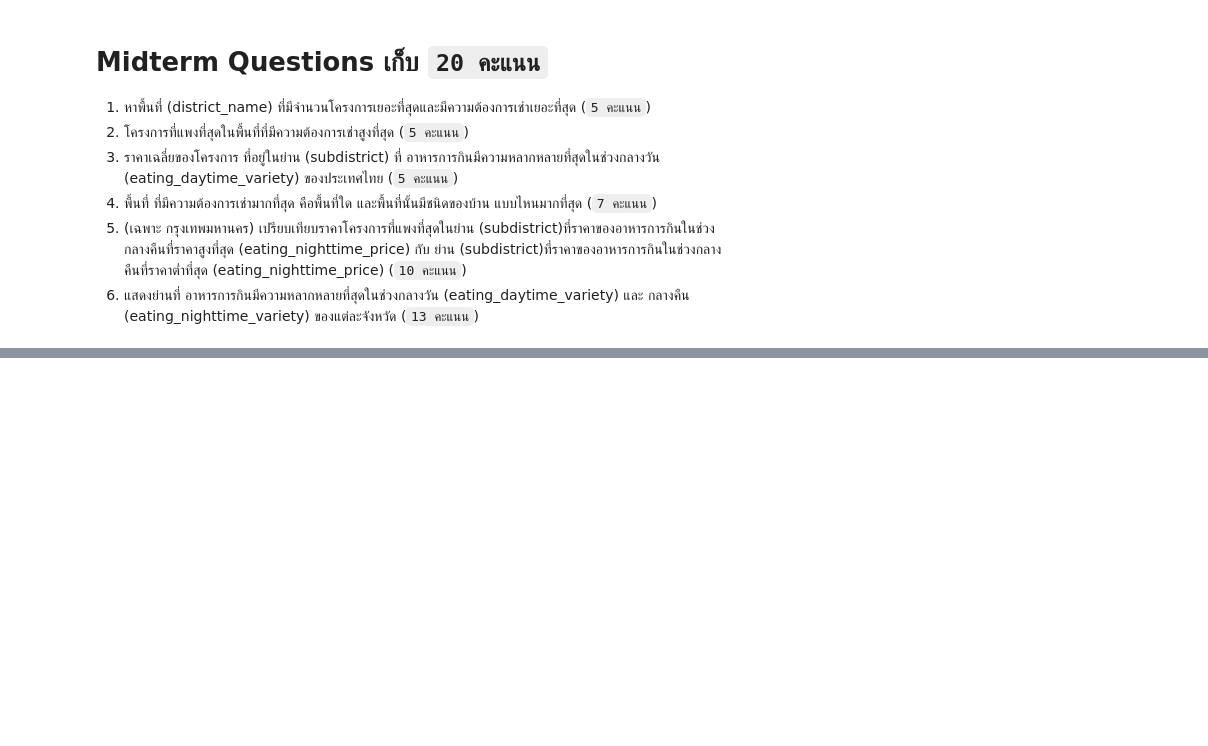
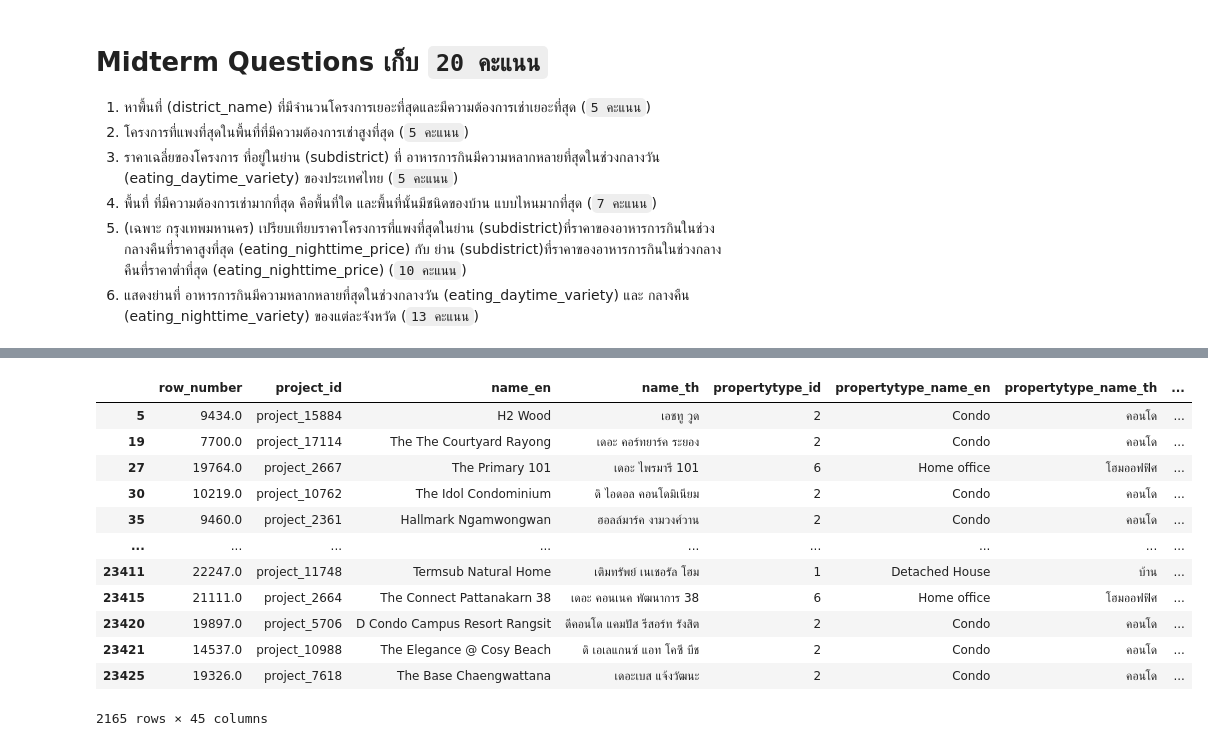
Before and after one commit to kumoromilee/BasicProg_DataViz65, a Jupyter notebook: midterm65.ipynb, the cells around one changed output, grey strips where cells are left out. Drawn from its saved outputs; the diff is of its cells as text; code cells hidden in the pictures; blank space fills up the shorter version.

```diff
--- a/midterm65.ipynb
+++ b/midterm65.ipynb
@@ -270,0 +102,17 @@ pd.merge(eat1,eat2)
+# %%
+project.dropna(thresh=40, inplace=True)
+project
+# %% [output]
+|  | row_number | project_id | name_en | name_th | propertytype_id | propertytype_name_en | propertytype_name_th | ... |
+| 5 | 9434.0 | project_15884 | H2 Wood | เอชทู วูด | 2 | Condo | คอนโด | ... |
+| 19 | 7700.0 | project_17114 | The The Courtyard Rayong | เดอะ คอร์ทยาร์ค ระยอง | 2 | Condo | คอนโด | ... |
+| 27 | 19764.0 | project_2667 | The Primary 101 | เดอะ ไพรมารี 101 | 6 | Home office | โฮมออฟฟิศ | ... |
+| 30 | 10219.0 | project_10762 | The Idol Condominium | ดิ ไอดอล คอนโดมิเนียม | 2 | Condo | คอนโด | ... |
+| 35 | 9460.0 | project_2361 | Hallmark Ngamwongwan | ฮอลล์มาร์ค งามวงศ์วาน | 2 | Condo | คอนโด | ... |
+| ... | ... | ... | ... | ... | ... | ... | ... | ... |
+| 23411 | 22247.0 | project_11748 | Termsub Natural Home | เติมทรัพย์ เนเชอรัล โฮม | 1 | Detached House | บ้าน | ... |
+| 23415 | 21111.0 | project_2664 | The Connect Pattanakarn 38 | เดอะ คอนเนค พัฒนาการ 38 | 6 | Home office | โฮมออฟฟิศ | ... |
+| 23420 | 19897.0 | project_5706 | D Condo Campus Resort Rangsit | ดีคอนโด แคมปัส รีสอร์ท รังสิต | 2 | Condo | คอนโด | ... |
+| 23421 | 14537.0 | project_10988 | The Elegance @ Cosy Beach | ดิ เอเลแกนซ์ แอท โคซี บีช | 2 | Condo | คอนโด | ... |
+| 23425 | 19326.0 | project_7618 | The Base Chaengwattana | เดอะเบส แจ้งวัฒนะ | 2 | Condo | คอนโด | ... |
+2165 rows × 45 columns
```
Also changed, not shown: parts of 93 cells of this notebook.
